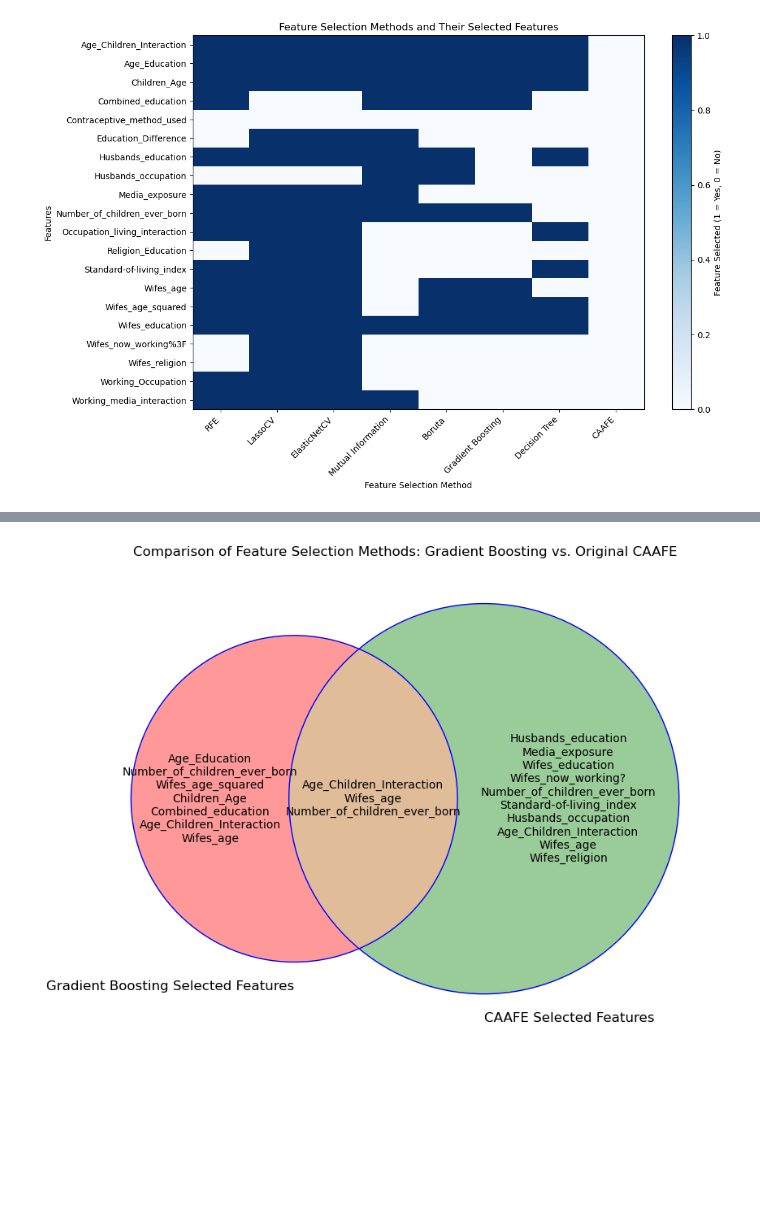
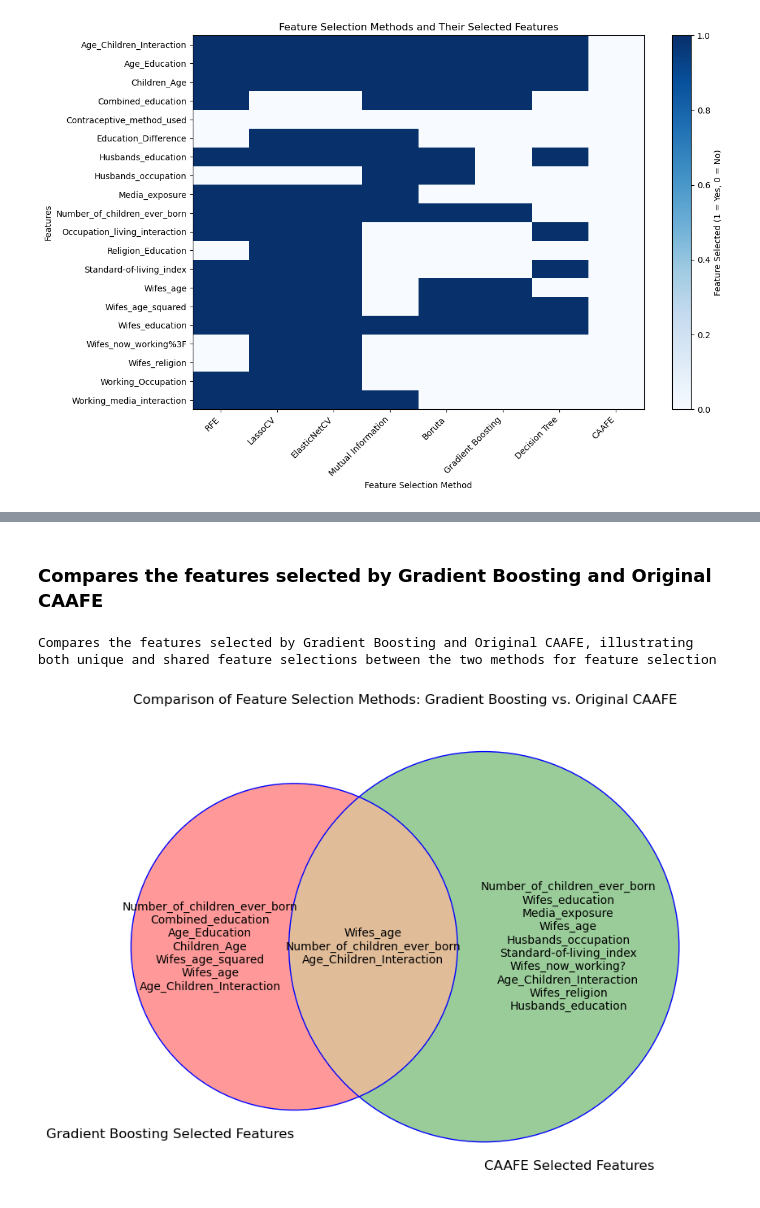
Before and after one commit to yuvalSaadati/Feature-Engineering-with-LLMs, a Jupyter notebook: results_2.ipynb, the cells around one changed output, grey strips where cells are left out. Cells and saved outputs as stored; diff of their text form; code cells hidden in the pictures; blank space fills up the shorter version.

```diff
--- a/results_2.ipynb
+++ b/results_2.ipynb
@@ -145,7 +155,10 @@ for ax, (experiment_name, method_features) in zip(axes, selected_features.items(
 
     for i, v in enumerate(num_features):
         ax.text(v + 0.2, i, str(v), va='center')
-
+print("""The three panels from left to right illustrate the number of features selected in the
+dataset, using different methods: the first panel shows feature selection only, the second combines
+causality analysis with feature selection, and the third applies feature selection followed by
+causality analysis""")
 plt.tight_layout()
 plt.show()
 # %% [output]
@@ -243,24 +263,31 @@ plt.show()
 [figure]
+# %% [markdown]
+### Compares the features selected by Gradient Boosting and Original CAAFE
 # %%
 import matplotlib.pyplot as plt
 from matplotlib_venn import venn2, venn2_circles
 
 # Define the sets of features
 gradient_boosting_features = set(['Wifes_age', 'Number_of_children_ever_born', 'Age_Education', 'Children_Age', 'Age_Children_Interaction', 'Wifes_age_squared', 'Combined_education'])
 caafe_features = set(['Wifes_age', 'Wifes_education', 'Husbands_education', 'Number_of_children_ever_born', 'Wifes_religion', 'Wifes_now_working?', 'Husbands_occupation', 'Standard-of-living_index', 'Media_exposure', 'Age_Children_Interaction'])
 
 # Create a Venn diagram
 plt.figure(figsize=(10, 8))
 v = venn2([gradient_boosting_features, caafe_features], ('Gradient Boosting Selected Features', 'CAAFE Selected Features'))
 venn2_circles([gradient_boosting_features, caafe_features], linewidth=1, color="blue")
 
 # Label with feature names in the Venn diagram
 for text in ['10', '01', '11']:
     if v.get_label_by_id(text):
         features_list = '\n'.join(list(gradient_boosting_features & caafe_features if text == '11' else gradient_boosting_features if text == '10' else caafe_features))
         v.get_label_by_id(text).set_text(features_list)
 
 plt.title('Comparison of Feature Selection Methods: Gradient Boosting vs. Original CAAFE')
+
+print("""Compares the features selected by Gradient Boosting and Original CAAFE, illustrating
+both unique and shared feature selections between the two methods for feature selection""")
 plt.show()
 # %% [output]
+Compares the features selected by Gradient Boosting and Original CAAFE, illustrating
+both unique and shared feature selections between the two methods for feature selection
-[figure, old version]
+[figure, new version]
```
Also changed, not shown: parts of 8 cells of this notebook, 3 other files.
